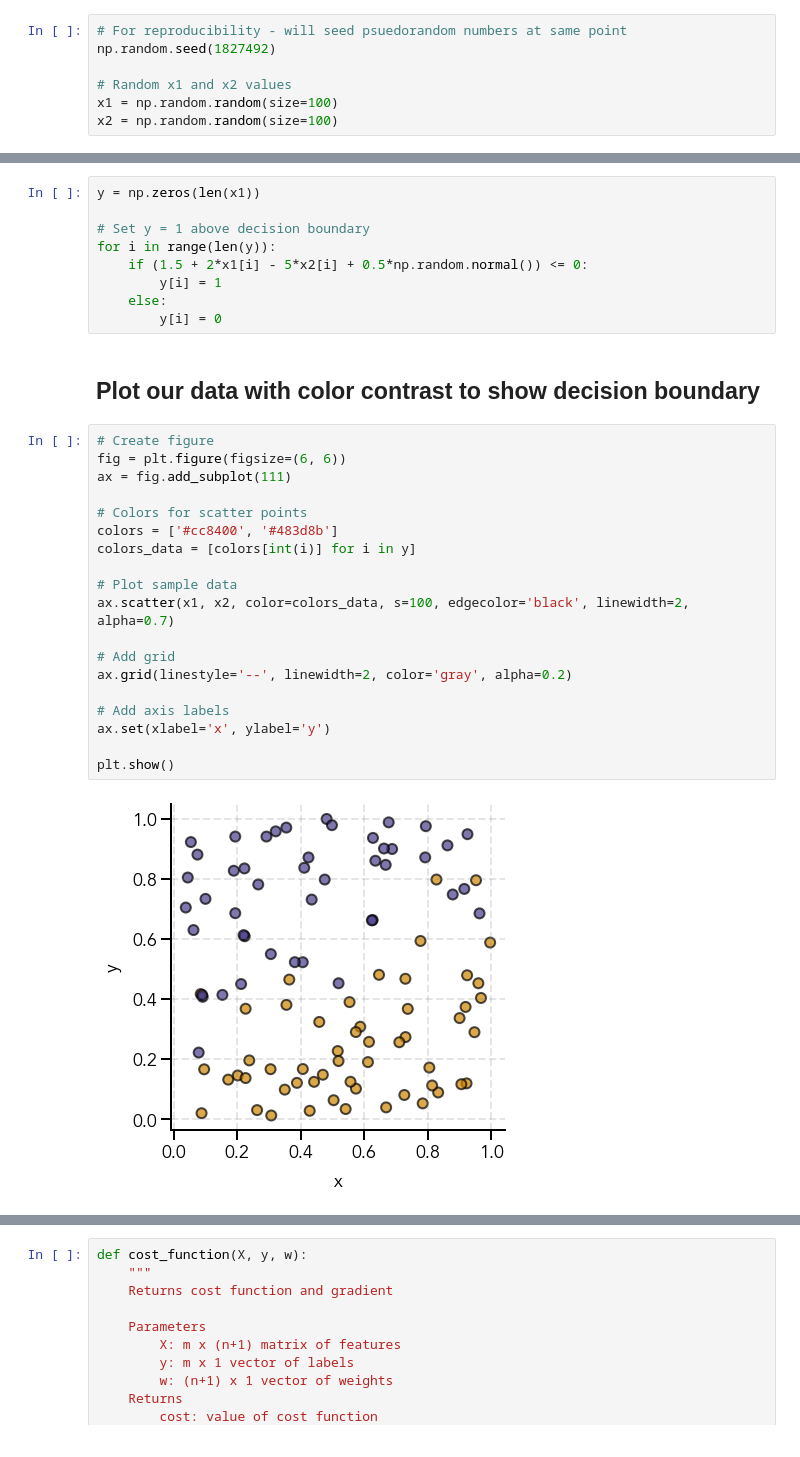
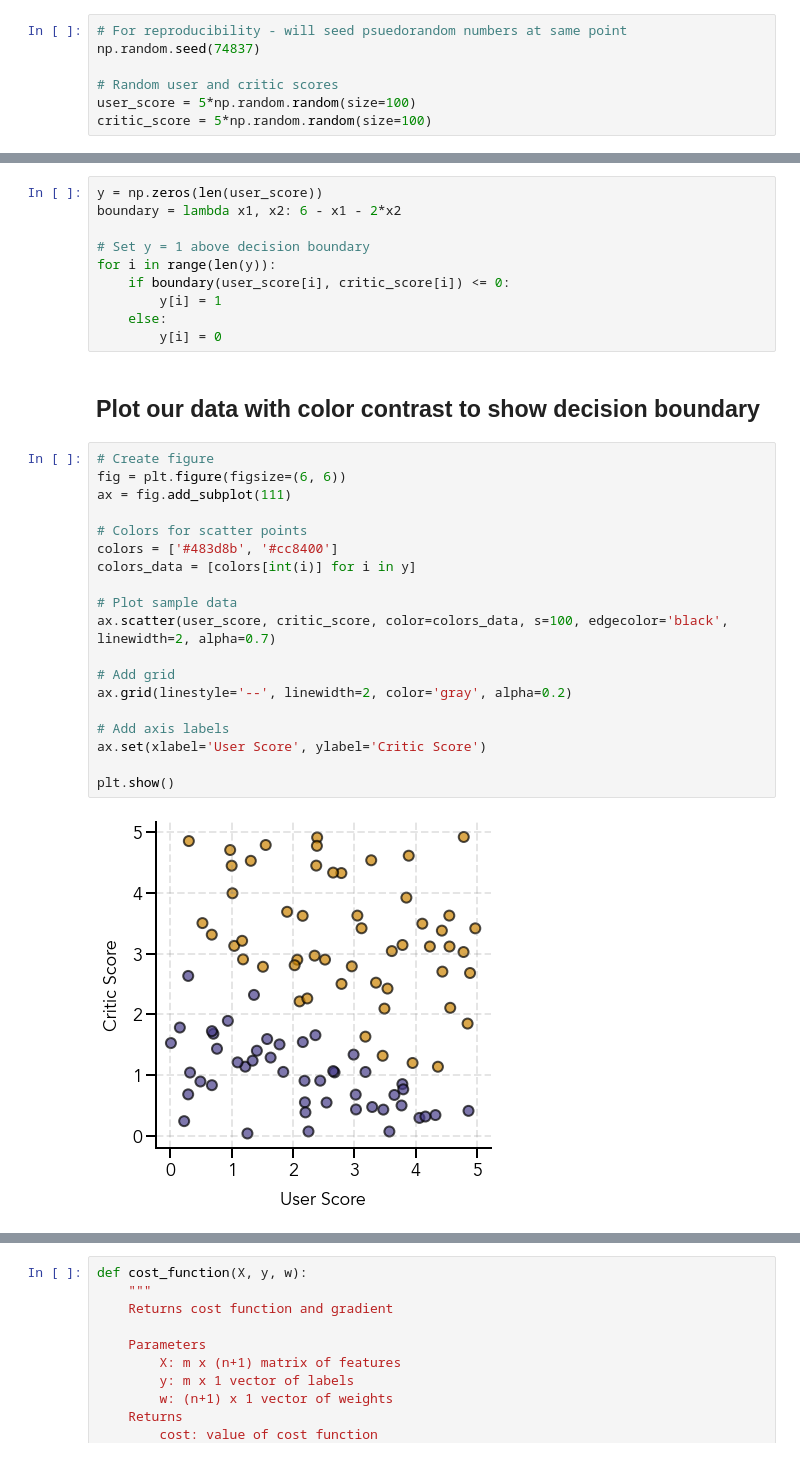
Before and after one commit to naveenv92/machine-learning-basics, a Jupyter notebook: notebooks/02-logistic-regression.ipynb, the cells around one changed output, grey strips where cells are left out. Cells and saved outputs as stored; diff of their text form.

```diff
--- a/notebooks/02-logistic-regression.ipynb
+++ b/notebooks/02-logistic-regression.ipynb
@@ -59,10 +65,10 @@ plt.show()
 # %%
 # For reproducibility - will seed psuedorandom numbers at same point
-np.random.seed(1827492)
+np.random.seed(74837)
 
-# Random x1 and x2 values
-x1 = np.random.random(size=100)
-x2 = np.random.random(size=100)
+# Random user and critic scores
+user_score = 5*np.random.random(size=100)
+critic_score = 5*np.random.random(size=100)
 # %%
 # Create figure
 fig = plt.figure(figsize=(6, 6))
@@ -89,10 +98,11 @@ plt.show()
 We will set $y = 1$ above this boundary and $y = 0$ below (we will add some noise when labelling our data)
 # %%
-y = np.zeros(len(x1))
+y = np.zeros(len(user_score))
+boundary = lambda x1, x2: 6 - x1 - 2*x2
 
 # Set y = 1 above decision boundary
 for i in range(len(y)):
-    if (1.5 + 2*x1[i] - 5*x2[i] + 0.5*np.random.normal()) <= 0:
+    if boundary(user_score[i], critic_score[i]) <= 0:
         y[i] = 1
     else:
         y[i] = 0
@@ -101,21 +111,21 @@ for i in range(len(y)):
 # %%
 # Create figure
 fig = plt.figure(figsize=(6, 6))
 ax = fig.add_subplot(111)
 
 # Colors for scatter points
-colors = ['#cc8400', '#483d8b']
+colors = ['#483d8b', '#cc8400']
 colors_data = [colors[int(i)] for i in y]
 
 # Plot sample data
-ax.scatter(x1, x2, color=colors_data, s=100, edgecolor='black', linewidth=2, alpha=0.7)
+ax.scatter(user_score, critic_score, color=colors_data, s=100, edgecolor='black', linewidth=2, alpha=0.7)
 
 # Add grid
 ax.grid(linestyle='--', linewidth=2, color='gray', alpha=0.2)
 
 # Add axis labels
-ax.set(xlabel='x', ylabel='y')
+ax.set(xlabel='User Score', ylabel='Critic Score')
 
 plt.show()
 # %% [output]
-[figure, old version]
+[figure, new version]
```
Also changed, not shown: parts of 27 cells of this notebook.
